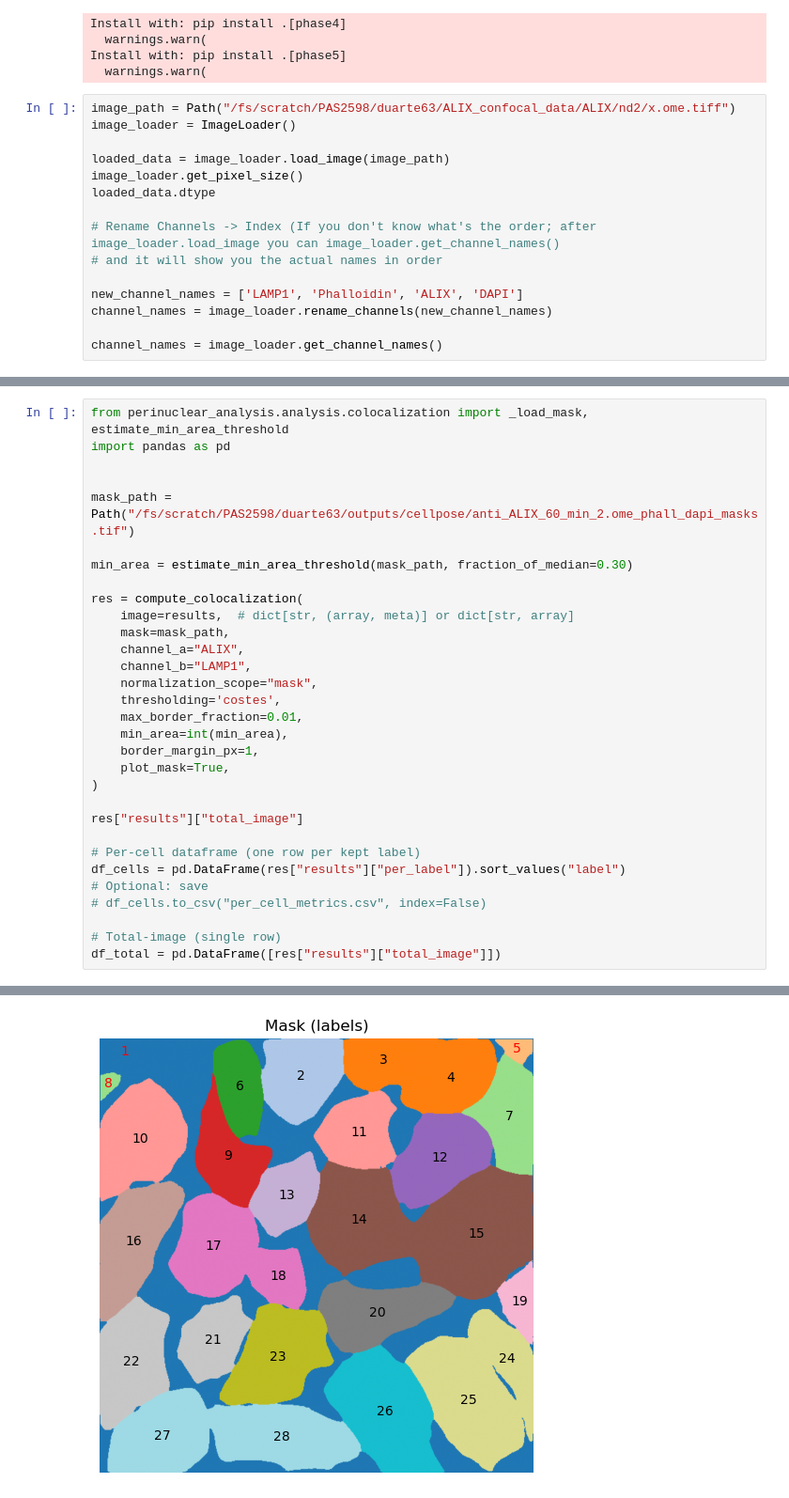
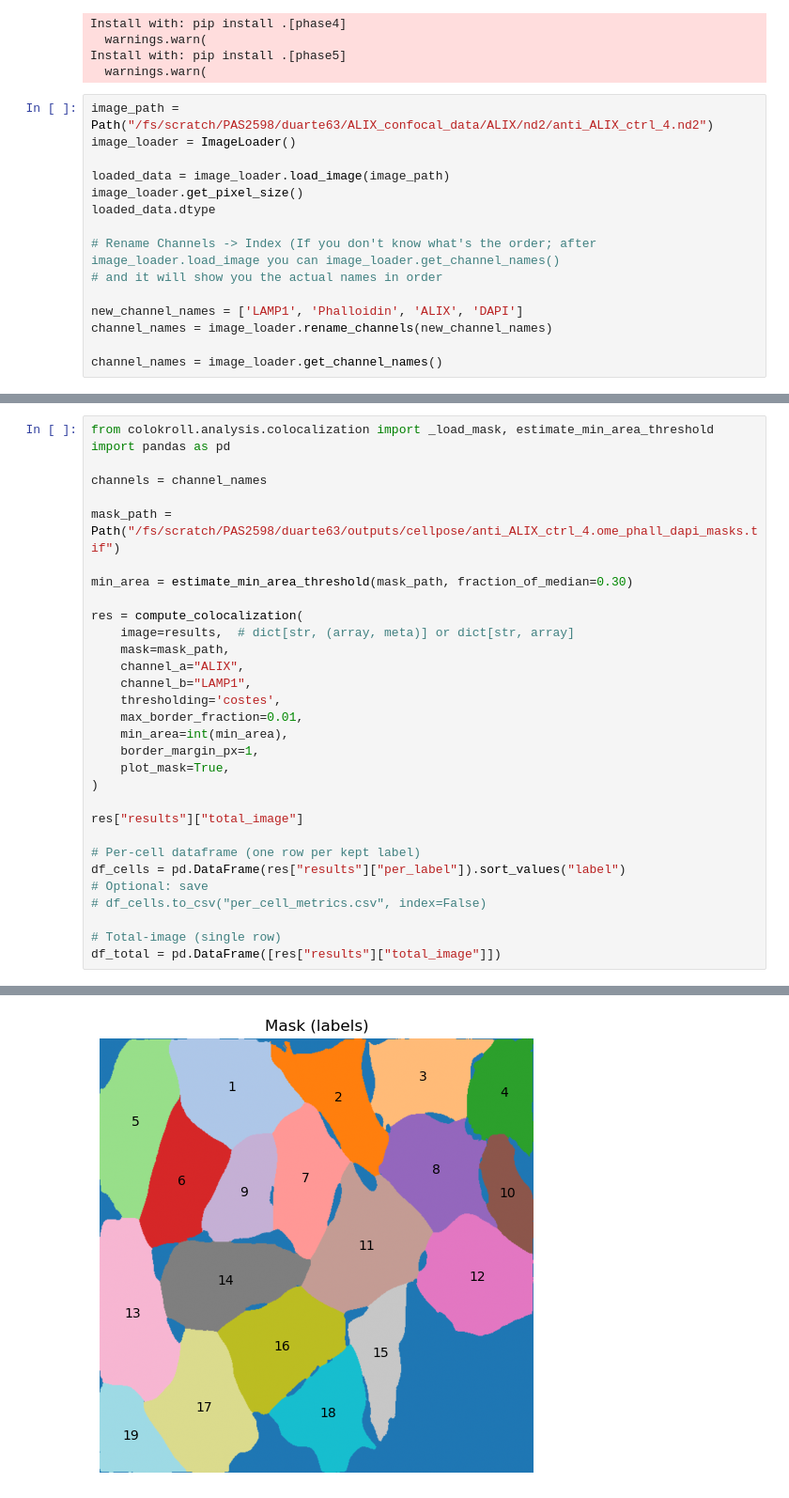
Before and after one commit to biogabriel7/colok-roll, a Jupyter notebook: whole_analysis.ipynb, the cells around one changed output, grey strips where cells are left out. Shown at 94% size. Drawn from its saved outputs; the diff is of its cells as text.

```diff
--- a/whole_analysis.ipynb
+++ b/whole_analysis.ipynb
@@ -24,7 +24,7 @@ Install with: pip install .[phase4]
 Install with: pip install .[phase5]
   warnings.warn(
 # %%
-image_path = Path("/fs/scratch/PAS2598/duarte63/ALIX_confocal_data/ALIX/nd2/x.ome.tiff")
+image_path = Path("/fs/scratch/PAS2598/duarte63/ALIX_confocal_data/ALIX/nd2/anti_ALIX_ctrl_4.nd2")
 image_loader = ImageLoader()
 
 loaded_data = image_loader.load_image(image_path)
@@ -175,9 +160,10 @@ INFO: HTTP Request: GET https://mouseland-cellpose.hf.space/gradio_api/file=/tmp
 # %%
-from perinuclear_analysis.analysis.colocalization import _load_mask, estimate_min_area_threshold
+from colokroll.analysis.colocalization import _load_mask, estimate_min_area_threshold
 import pandas as pd
 
+channels = channel_names
 
-mask_path = Path("/fs/scratch/PAS2598/duarte63/outputs/cellpose/anti_ALIX_60_min_2.ome_phall_dapi_masks.tif")
+mask_path = Path("/fs/scratch/PAS2598/duarte63/outputs/cellpose/anti_ALIX_ctrl_4.ome_phall_dapi_masks.tif")
 
 min_area = estimate_min_area_threshold(mask_path, fraction_of_median=0.30)
 
@@ -186,7 +172,6 @@ res = compute_colocalization(
     mask=mask_path,
     channel_a="ALIX",
     channel_b="LAMP1",
-    normalization_scope="mask",
     thresholding='costes',
     max_border_fraction=0.01,
     min_area=int(min_area),
@@ -219 +204 @@ INFO: Filtering labels: min_area=28784, max_border_fraction=0.01, border_margin_
-[figure, old version]
+[figure, new version]
```
Also changed, not shown: parts of 6 cells of this notebook, 5 other files.
